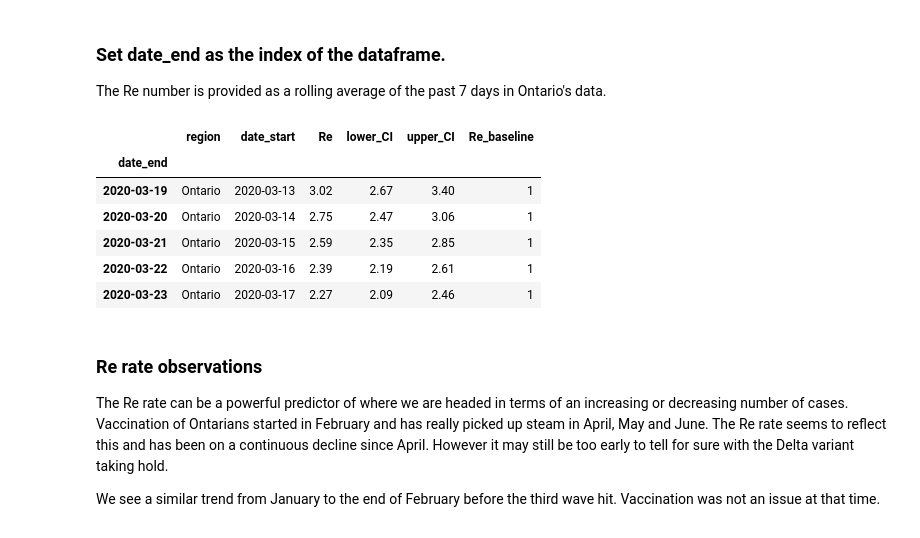
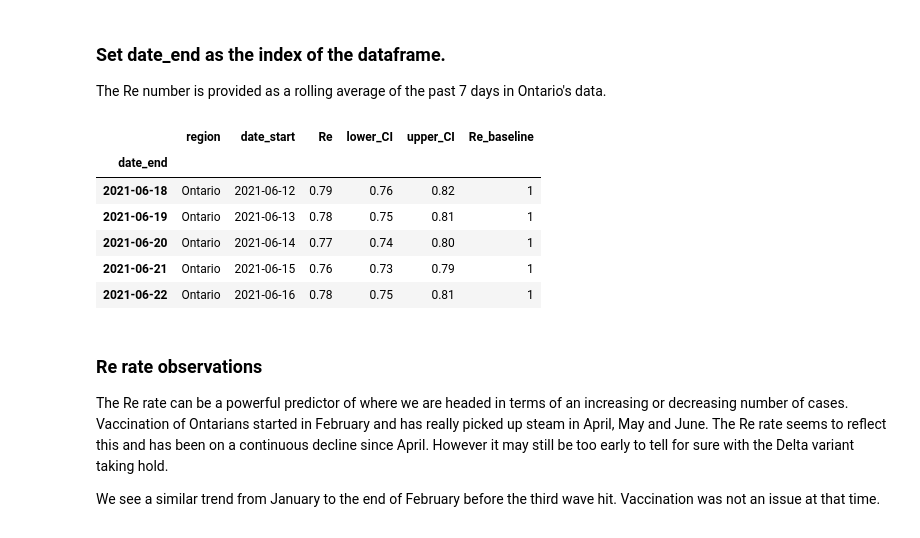
Before and after one commit to alaudet/open_data_covid_analysis, a Jupyter notebook: canada/covid_in_ontario_canada.ipynb, the cells around one changed output. Cells and saved outputs as stored; diff of their text form; code cells hidden in the pictures.

```diff
--- a/canada/covid_in_ontario_canada.ipynb
+++ b/canada/covid_in_ontario_canada.ipynb
@@ -407,15 +438,15 @@ The Re number is provided as a rolling average of the past 7 days in Ontario's d
 # %%
 dfre.set_index('date_end', inplace=True)
 # %%
-dfre.head()
+dfre.tail()
 # %% [output]
 |  | region | date_start | Re | lower_CI | upper_CI | Re_baseline |
 | date_end |  |  |  |  |  |  |
-| 2020-03-19 | Ontario | 2020-03-13 | 3.02 | 2.67 | 3.40 | 1 |
-| 2020-03-20 | Ontario | 2020-03-14 | 2.75 | 2.47 | 3.06 | 1 |
-| 2020-03-21 | Ontario | 2020-03-15 | 2.59 | 2.35 | 2.85 | 1 |
-| 2020-03-22 | Ontario | 2020-03-16 | 2.39 | 2.19 | 2.61 | 1 |
-| 2020-03-23 | Ontario | 2020-03-17 | 2.27 | 2.09 | 2.46 | 1 |
+| 2021-06-18 | Ontario | 2021-06-12 | 0.79 | 0.76 | 0.82 | 1 |
+| 2021-06-19 | Ontario | 2021-06-13 | 0.78 | 0.75 | 0.81 | 1 |
+| 2021-06-20 | Ontario | 2021-06-14 | 0.77 | 0.74 | 0.80 | 1 |
+| 2021-06-21 | Ontario | 2021-06-15 | 0.76 | 0.73 | 0.79 | 1 |
+| 2021-06-22 | Ontario | 2021-06-16 | 0.78 | 0.75 | 0.81 | 1 |
 # %% [markdown]
 ### Re rate observations
 
```
Also changed, not shown: parts of 20 cells of this notebook, 3 other files.
